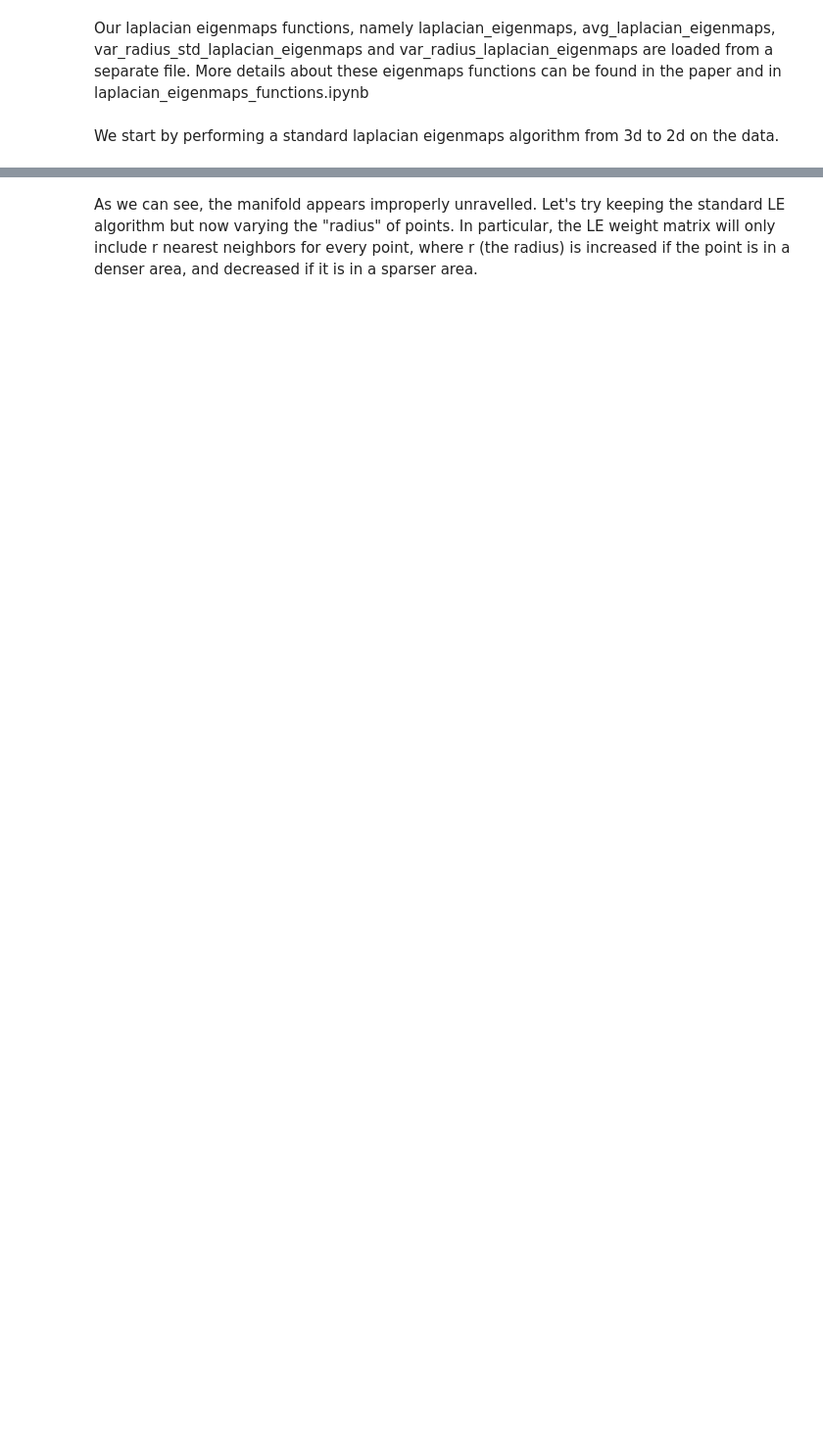
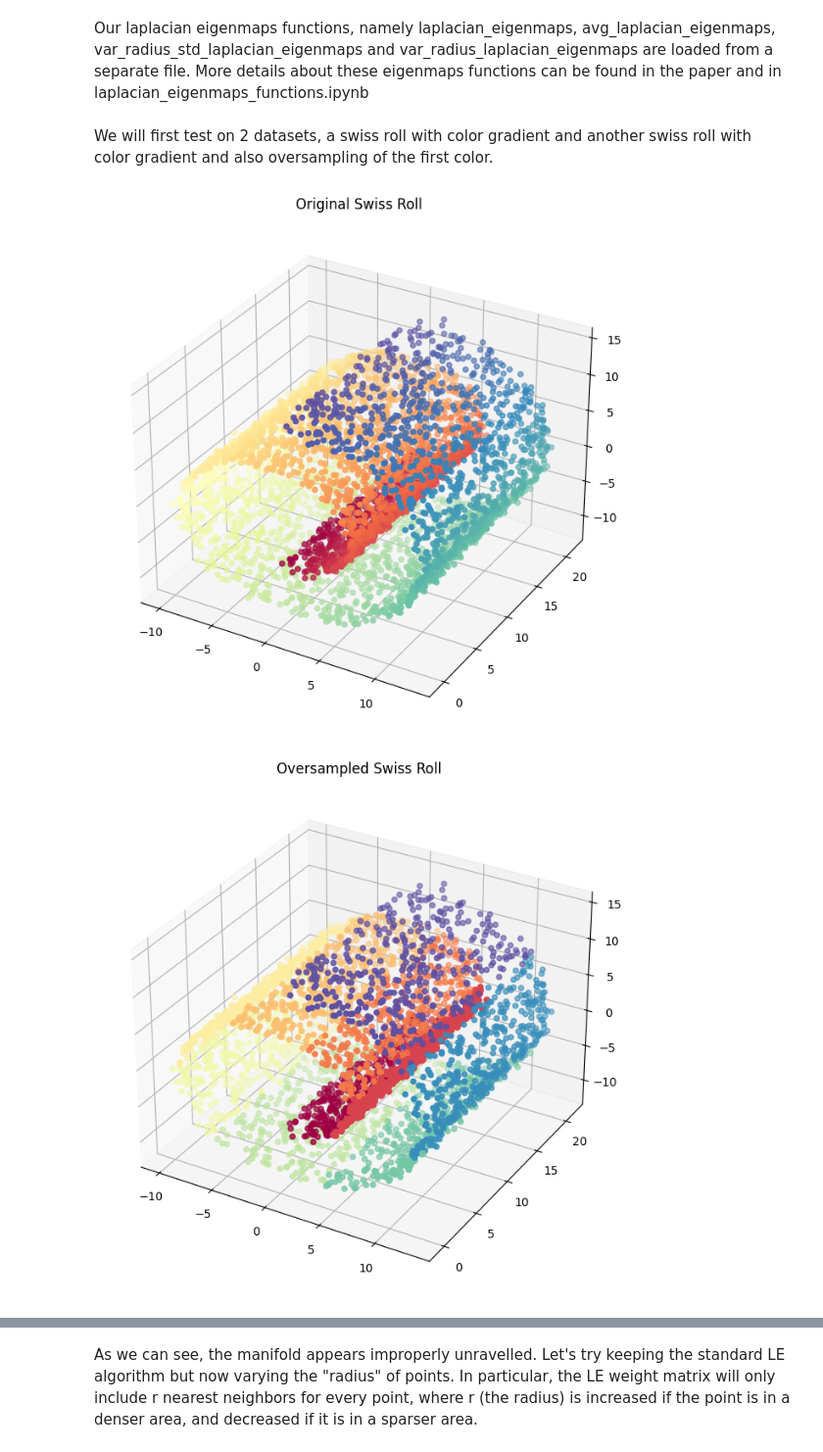
Before and after one commit to lucas-tucker/REU-2023, a Jupyter notebook: laplacian_eigenmaps_helix_swiss_roll_experiments.ipynb, the cells around one changed output, grey strips where cells are left out. Shown at 98% size. Cells and saved outputs as stored; diff of their text form; code cells hidden in the pictures; blank space fills up the shorter version.

```diff
--- a/laplacian_eigenmaps_helix_swiss_roll_experiments.ipynb
+++ b/laplacian_eigenmaps_helix_swiss_roll_experiments.ipynb
@@ -34,3 +15,38 @@ Our laplacian eigenmaps functions, namely laplacian_eigenmaps, avg_laplacian_eig
 %run /Users/lucastucker/REU-2023/laplacian_eigenmaps_functions.ipynb
-# %% [markdown]
-We start by performing a standard laplacian eigenmaps algorithm from 3d to 2d on the data.
+# %% [markdown]
+We will first test on 2 datasets, a swiss roll with color gradient and another swiss roll with color gradient and
+also oversampling of the first color.
+# %%
+# Generate Swiss roll dataset
+X, color = make_swiss_roll(n_samples=5000, noise=0.2, random_state=42)
+
+# Visualize the original Swiss roll
+fig = plt.figure(figsize=(8, 8))
+ax = fig.add_subplot(111, projection='3d')
+ax.scatter(X[:, 0], X[:, 1], X[:, 2], c=color, cmap=plt.cm.Spectral)
+ax.set_title("Original Swiss Roll")
+plt.show()
+
+# Split the dataset into training and testing sets
+X_train, X_test, color_train, color_test = train_test_split(X, color, test_size=0.2, random_state=42)
+
+# Convert continuous labels to categorical labels
+est = KBinsDiscretizer(n_bins=10, encode='ordinal', strategy='uniform')
+color_train_bins = est.fit_transform(color_train.reshape(-1, 1)).astype(int)
+
+# Replace 'auto' with a numeric value (e.g., the mean of class counts)
+oversample_strategy = {1: 2500, 2: int(np.mean(np.unique(color_train_bins, return_counts=True)[1]))}
+
+# Oversample specific class
+ros = RandomOverSampler(sampling_strategy=oversample_strategy, random_state=42)
+X_resampled, color_resampled = ros.fit_resample(X_train, color_train_bins.ravel())
+
+# Visualize the oversampled Swiss roll
+fig = plt.figure(figsize=(8, 8))
+ax = fig.add_subplot(111, projection='3d')
+ax.scatter(X_resampled[:, 0], X_resampled[:, 1], X_resampled[:, 2], c=color_resampled, cmap=plt.cm.Spectral)
+ax.set_title("Oversampled Swiss Roll")
+plt.show()
+# %% [output]
+[figure, added]
+[figure, added]
```
Also changed, not shown: parts of 23 cells of this notebook, 1 other file.
